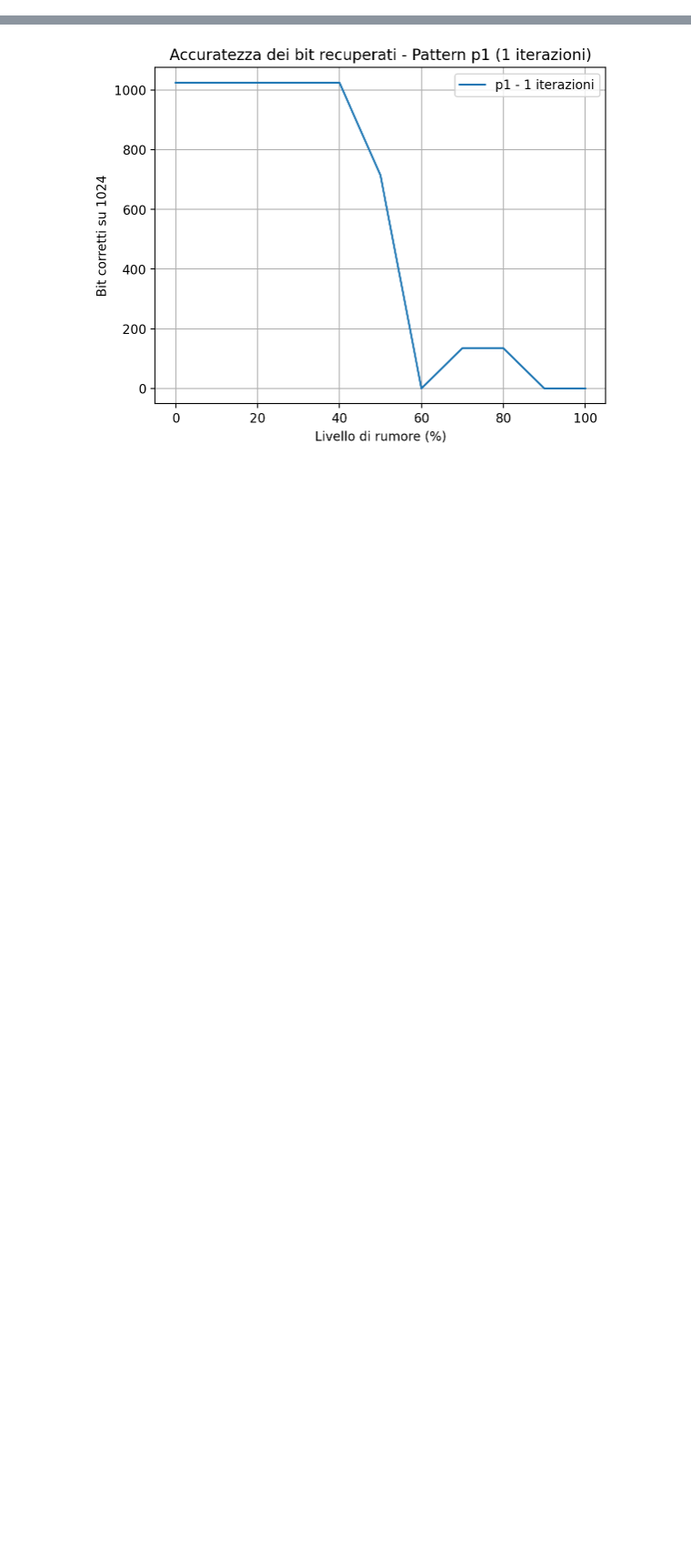
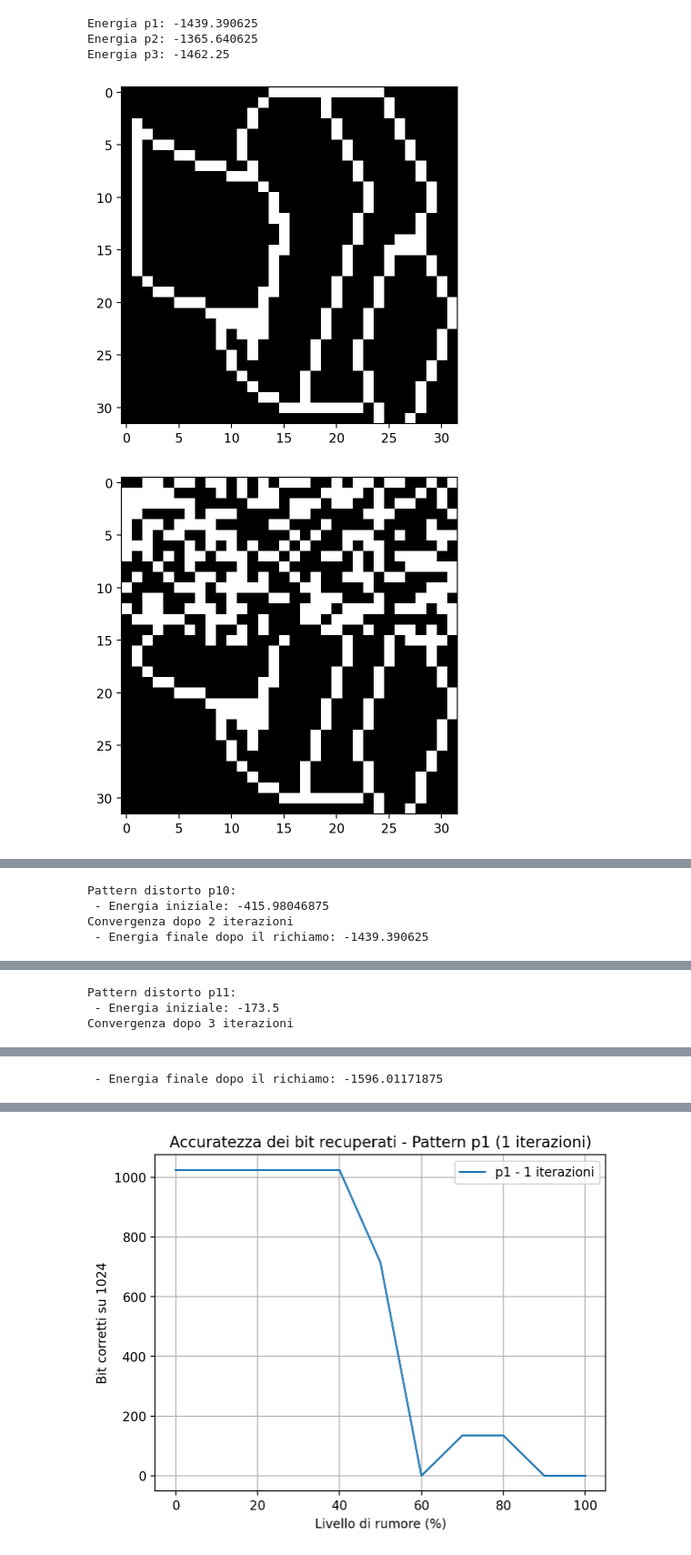
Before and after one commit to Matamattia/ANNs, a Jupyter notebook: Lab3.ipynb, the cells around one changed output, grey strips where cells are left out. Shown at 91% size. Cells and saved outputs as stored; diff of their text form; code cells hidden in the pictures; blank space fills up the shorter version.

```diff
--- a/Lab3.ipynb
+++ b/Lab3.ipynb
@@ -123,6 +128,12 @@ showpicture(p11)
 def calculate_energy(x, W):
     return -np.dot(x.T, np.dot(W, x))
 
+energy_p1 = calculate_energy(p1,W)
+energy_p2 = calculate_energy(p2,W)
+energy_p3 = calculate_energy(p3,W)
+print(f"Energia p1: {energy_p1}")
+print(f"Energia p2: {energy_p2}")
+print(f"Energia p3: {energy_p3}")
 
 
 # Funzione per richiamare un pattern e monitorare l'energia
@@ -142,10 +153,6 @@ def seqrecall_with_energy(x, W):
         energy_list.append(energy)
         count += 1
 
-        # # Calcolo dell'energia
-        # energy = calculate_energy(ynew, W)
-        # energy_list.append(energy)
-        # count += 1
 
     print(f"Convergenza dopo {count} iterazioni")
     return ynew, energy_list
@@ -153,36 +160,43 @@ def seqrecall_with_energy(x, W):
 # Funzione per visualizzare l'andamento dell'energia durante il richiamo
 def plot_energy(energy_list, title):
     plt.plot(energy_list)
-    plt.xlabel('Iterazioni')
-    plt.ylabel('Energia')
+    plt.xlabel('Iterations')
+    plt.ylabel('Energy')
     plt.title(title)
     plt.show()
 
 # Visualizza il pattern originale e distorto
 showpicture(p1)
 showpicture(p10)
 showpicture(p11)
 
 # Calcola e visualizza l'energia per il pattern distorto p10
 print("\nPattern distorto p10:")
 initial_energy_p10 = calculate_energy(p10, W)
 print(f" - Energia iniziale: {initial_energy_p10}")
 
 recalled_p10, energy_list_p10 = seqrecall_with_energy(p10, W)
 final_energy_p10 = calculate_energy(recalled_p10, W)
 print(f" - Energia finale dopo il richiamo: {final_energy_p10}")
 
 # Mostra l'andamento dell'energia per p10
-plot_energy(energy_list_p10, 'Variazione dell\'energia per p10')
+plot_energy(energy_list_p10, 'Energy variation p10')
 
 # Calcola e visualizza l'energia per il pattern distorto p11
 print("\nPattern distorto p11:")
 initial_energy_p11 = calculate_energy(p11, W)
 print(f" - Energia iniziale: {initial_energy_p11}")
 
 recalled_p11, energy_list_p11 = seqrecall_with_energy(p11, W)
+showpicture(recalled_p11)
 final_energy_p11 = calculate_energy(recalled_p11, W)
 print(f" - Energia finale dopo il richiamo: {final_energy_p11}")
 
 # Mostra l'andamento dell'energia per p11
-plot_energy(energy_list_p11, 'Variazione dell\'energia per p11')
+plot_energy(energy_list_p11, 'Energy variationp11')
+# %% [output]
+Energia p1: -1439.390625
+Energia p2: -1365.640625
+Energia p3: -1462.25
+[figure, added]
+[figure, added]
@@ -188,0 +204,4 @@ plot_energy(energy_list_p11, 'Variazione dell\'energia per p11')
+Pattern distorto p10:
+ - Energia iniziale: -415.98046875
+Convergenza dopo 2 iterazioni
+ - Energia finale dopo il richiamo: -1439.390625
@@ -188,0 +209,3 @@ plot_energy(energy_list_p11, 'Variazione dell\'energia per p11')
+Pattern distorto p11:
+ - Energia iniziale: -173.5
+Convergenza dopo 3 iterazioni
@@ -188,0 +213 @@ plot_energy(energy_list_p11, 'Variazione dell\'energia per p11')
+ - Energia finale dopo il richiamo: -1596.01171875
```
Also changed, not shown: parts of 3 cells of this notebook.
